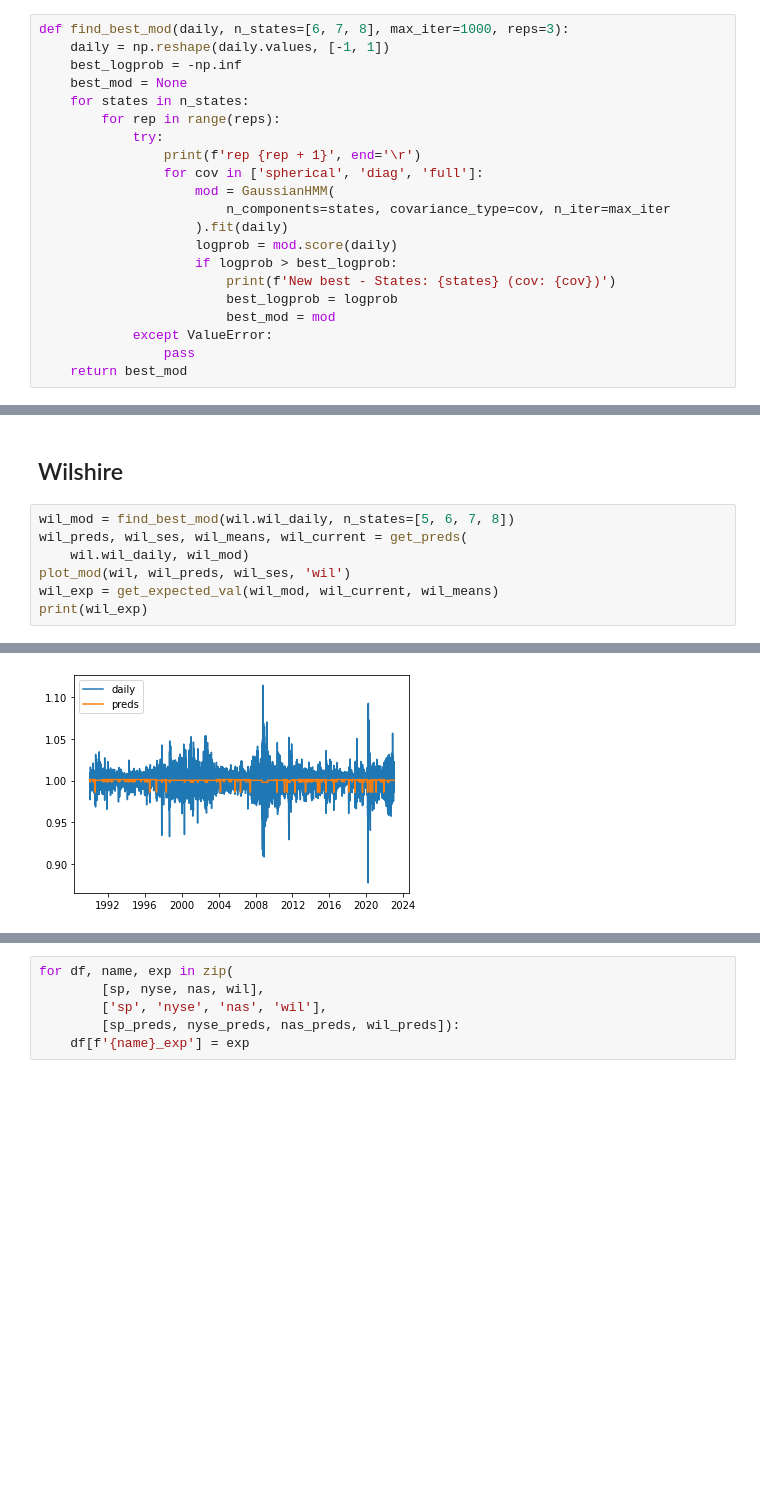
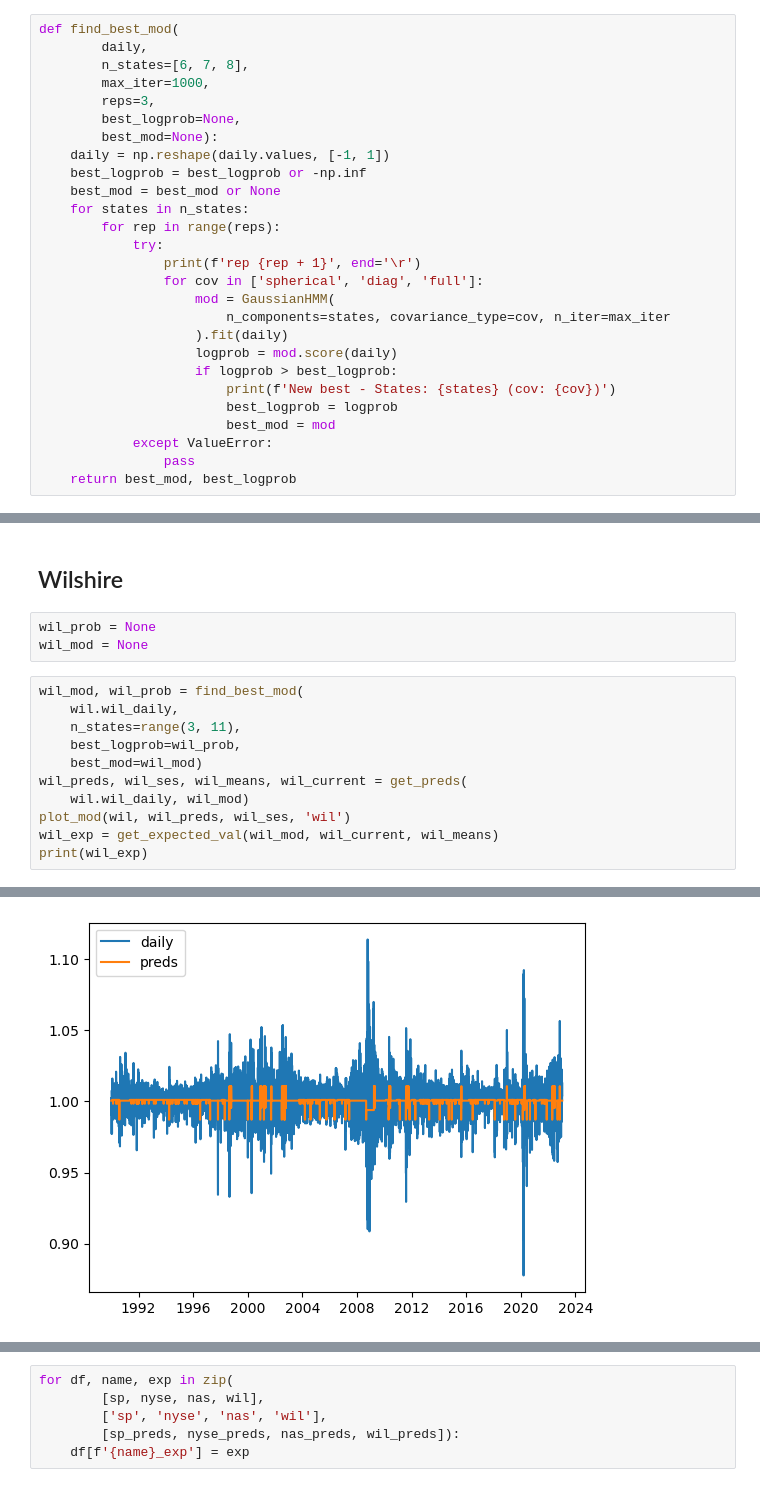
Before and after one commit to damiansp/marketModeling, a Jupyter notebook: notebooks/HMM.py.ipynb, the cells around one changed output, grey strips where cells are left out. Drawn from its saved outputs; the diff is of its cells as text; blank space fills up the shorter version.

```diff
--- a/notebooks/HMM.py.ipynb
+++ b/notebooks/HMM.py.ipynb
@@ -99,10 +101,16 @@ nas.head()
 | 1971-02-10 | 100.690002 | 0.999305 |
 | 1971-02-11 | 101.449997 | 1.007548 |
 # %%
-def find_best_mod(daily, n_states=[6, 7, 8], max_iter=1000, reps=3):
+def find_best_mod(
+        daily,
+        n_states=[6, 7, 8],
+        max_iter=1000,
+        reps=3,
+        best_logprob=None,
+        best_mod=None):
     daily = np.reshape(daily.values, [-1, 1])
-    best_logprob = -np.inf
-    best_mod = None
+    best_logprob = best_logprob or -np.inf
+    best_mod = best_mod or None
     for states in n_states:
         for rep in range(reps):
             try:
@@ -118,7 +126,7 @@ def find_best_mod(daily, n_states=[6, 7, 8], max_iter=1000, reps=3):
                         best_mod = mod
             except ValueError:
                 pass
-    return best_mod
+    return best_mod, best_logprob
 # %%
 def get_preds(daily, mod):
     daily = np.reshape(daily.values, [-1, 1])
@@ -220,7 +237,14 @@ rep 2
 # %% [markdown]
 ## Wilshire
+# %%
+wil_prob = None
+wil_mod = None
 # %%
-wil_mod = find_best_mod(wil.wil_daily, n_states=[5, 6, 7, 8])
+wil_mod, wil_prob = find_best_mod(
+    wil.wil_daily,
+    n_states=range(3, 11),
+    best_logprob=wil_prob,
+    best_mod=wil_mod)
 wil_preds, wil_ses, wil_means, wil_current = get_preds(
     wil.wil_daily, wil_mod)
 plot_mod(wil, wil_preds, wil_ses, 'wil')
@@ -239 +265 @@ rep 2
-[figure, old version]
+[figure, new version]
```
Also changed, not shown: parts of 35 cells of this notebook, 14 other files.
